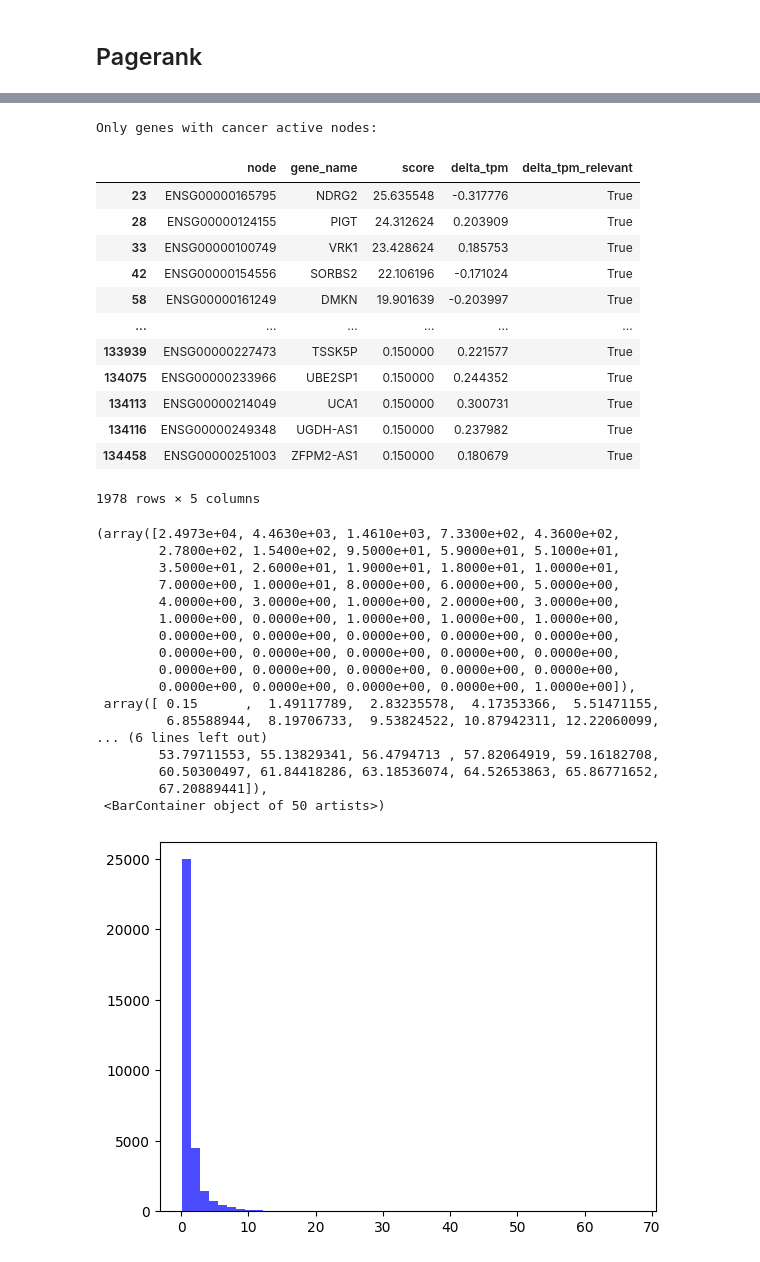
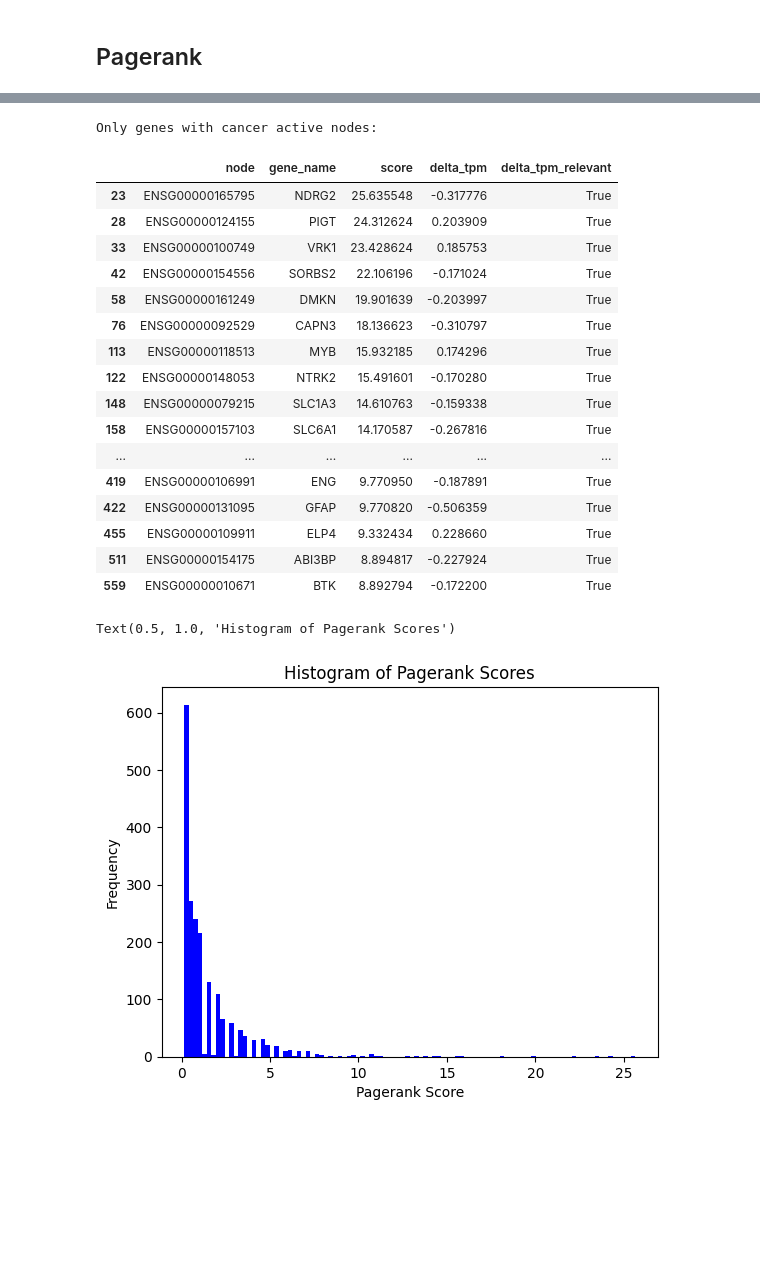
Before and after one commit to SiBergmann/gene_activity_in_lung_cancer, a Jupyter notebook: code/neo4j_graph_algos.ipynb, the cells around one changed output, grey strips where cells are left out. Saved outputs shown, nothing was run; the diff lists cells and outputs as text; code cells hidden in the pictures; blank space fills up the shorter version.

Commit message:
clean up Graph Algorithm

```diff
--- a/code/neo4j_graph_algos.ipynb
+++ b/code/neo4j_graph_algos.ipynb
@@ -113,6 +114,7 @@ def run_pagerank() -> pd.DataFrame:
         result = session.run(query)
 
         df_results = pd.DataFrame([dict(record) for record in result], columns=result.keys())
+        df_results = drop_protein_nodes(df_results)
 
         return df_results
 
@@ -121,5 +123,5 @@ start = time.time()
 df_pagerank = run_pagerank()
 
 end = time.time()
-print(f"Time taken: {end - start} seconds.")
+print(f"Time taken: {round(end - start, 0)} seconds.")
 # %% [output]
@@ -145,6 +147,8 @@ df_pagerank_genes
 # %%
 print("Only genes with cancer active nodes:")
-df_pagerank_genes.where(df_pagerank_genes["delta_tpm_relevant"] == True).dropna()
+df_pagerank_relevant = df_pagerank.where(df_pagerank["delta_tpm_relevant"] == True).dropna()
+
+df_pagerank_relevant.head(30)
 # %% [output]
 Only genes with cancer active nodes:
 |  | node | gene_name | score | delta_tpm | delta_tpm_relevant |
@@ -153,34 +157,23 @@ Only genes with cancer active nodes:
 | 33 | ENSG00000100749 | VRK1 | 23.428624 | 0.185753 | True |
 | 42 | ENSG00000154556 | SORBS2 | 22.106196 | -0.171024 | True |
 | 58 | ENSG00000161249 | DMKN | 19.901639 | -0.203997 | True |
+| 76 | ENSG00000092529 | CAPN3 | 18.136623 | -0.310797 | True |
+| 113 | ENSG00000118513 | MYB | 15.932185 | 0.174296 | True |
+| 122 | ENSG00000148053 | NTRK2 | 15.491601 | -0.170280 | True |
+| 148 | ENSG00000079215 | SLC1A3 | 14.610763 | -0.159338 | True |
+| 158 | ENSG00000157103 | SLC6A1 | 14.170587 | -0.267816 | True |
 | ... | ... | ... | ... | ... | ... |
-| 133939 | ENSG00000227473 | TSSK5P | 0.150000 | 0.221577 | True |
-| 134075 | ENSG00000233966 | UBE2SP1 | 0.150000 | 0.244352 | True |
-| 134113 | ENSG00000214049 | UCA1 | 0.150000 | 0.300731 | True |
-| 134116 | ENSG00000249348 | UGDH-AS1 | 0.150000 | 0.237982 | True |
-| 134458 | ENSG00000251003 | ZFPM2-AS1 | 0.150000 | 0.180679 | True |
+| 419 | ENSG00000106991 | ENG | 9.770950 | -0.187891 | True |
+| 422 | ENSG00000131095 | GFAP | 9.770820 | -0.506359 | True |
+| 455 | ENSG00000109911 | ELP4 | 9.332434 | 0.228660 | True |
+| 511 | ENSG00000154175 | ABI3BP | 8.894817 | -0.227924 | True |
+| 559 | ENSG00000010671 | BTK | 8.892794 | -0.172200 | True |
-1978 rows × 5 columns
 # %%
-import matplotlib.pyplot as plt
-
-plt.hist(df_pagerank_genes["score"], bins=50, color='blue', alpha=0.7)
+plt.hist(df_pagerank_relevant["score"], bins=100, color='blue')
+plt.xlabel("Pagerank Score")
+plt.ylabel("Frequency")
+plt.title("Histogram of Pagerank Scores")
 # %% [output]
-(array([2.4973e+04, 4.4630e+03, 1.4610e+03, 7.3300e+02, 4.3600e+02,
-        2.7800e+02, 1.5400e+02, 9.5000e+01, 5.9000e+01, 5.1000e+01,
-        3.5000e+01, 2.6000e+01, 1.9000e+01, 1.8000e+01, 1.0000e+01,
-        7.0000e+00, 1.0000e+01, 8.0000e+00, 6.0000e+00, 5.0000e+00,
-        4.0000e+00, 3.0000e+00, 1.0000e+00, 2.0000e+00, 3.0000e+00,
-        1.0000e+00, 0.0000e+00, 1.0000e+00, 1.0000e+00, 1.0000e+00,
-        0.0000e+00, 0.0000e+00, 0.0000e+00, 0.0000e+00, 0.0000e+00,
-        0.0000e+00, 0.0000e+00, 0.0000e+00, 0.0000e+00, 0.0000e+00,
-        0.0000e+00, 0.0000e+00, 0.0000e+00, 0.0000e+00, 0.0000e+00,
-        0.0000e+00, 0.0000e+00, 0.0000e+00, 0.0000e+00, 1.0000e+00]),
- array([ 0.15      ,  1.49117789,  2.83235578,  4.17353366,  5.51471155,
-         6.85588944,  8.19706733,  9.53824522, 10.87942311, 12.22060099,
-... (6 lines left out)
-        53.79711553, 55.13829341, 56.4794713 , 57.82064919, 59.16182708,
-        60.50300497, 61.84418286, 63.18536074, 64.52653863, 65.86771652,
-        67.20889441]),
- <BarContainer object of 50 artists>)
+Text(0.5, 1.0, 'Histogram of Pagerank Scores')
-[figure, old version]
+[figure, new version]
 # %% [markdown]
```
Also changed, not shown: parts of 11 cells of this notebook, 1 other file.
